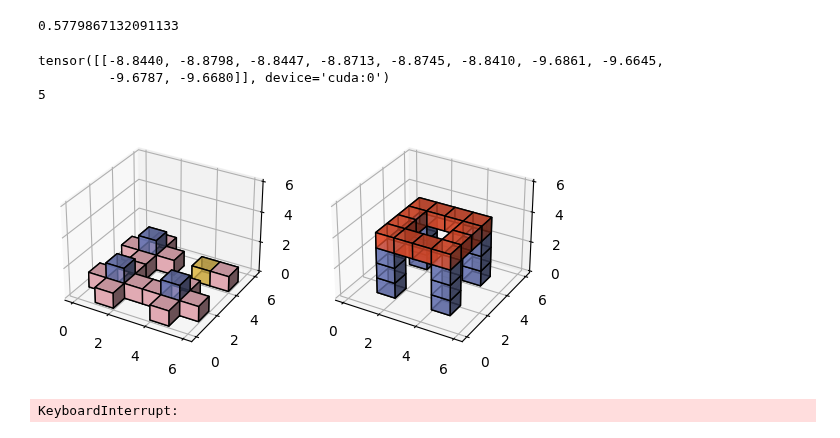
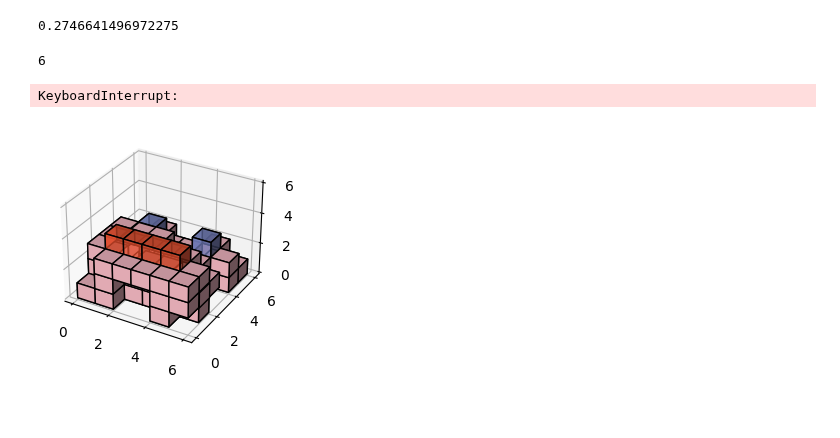
Before and after one commit to nguyen-thanh05/Deep-Reinforcement-Learning-agent-for-Construction-Project-Execution, a Jupyter notebook: benchmarks/RUN_TRAINED_AGENT.ipynb, the cells around one changed output. Drawn from its saved outputs; the diff is of its cells as text; code cells hidden in the pictures.

```diff
--- a/benchmarks/RUN_TRAINED_AGENT.ipynb
+++ b/benchmarks/RUN_TRAINED_AGENT.ipynb
@@ -1,3 +1,5 @@
+# %%
+CHECKPOINT_NUMBER = 2400
 # %%
 import matplotlib
 import torch
@@ -35,10 +37,10 @@ BETA_END = 1
 BETA_LINEAR_CAP = 5500 * 1500
 N_STEP = 1
 
-steps_done = 1000 * 3000
+steps_done = 3000 * CHECKPOINT_NUMBER
 print(0.01 + (0.99 - 0.01) * math.exp(-1. * steps_done / EPS_DECAY))
 # %% [output]
-0.5779867132091133
+0.2746641496972275
 # %%
 class DoubleDueling_DQN(nn.Module):
     def __init__(self, input_dim, action_dim):
@@ -81,7 +83,7 @@ env.reset()
 
 policy_net = DoubleDueling_DQN(6, n_actions).to(device)
 # %%
-policy_net = torch.load("checkpoint1000_policy.pt")
+policy_net = torch.load("checkpoint" + str(CHECKPOINT_NUMBER) + "_policy.pt")
 # %%
 def select_action(state, h, c, greedy=False):
     #global steps_done
@@ -108,33 +110,32 @@ def select_action(state, h, c, greedy=False):
 # %%
 import time
 #state, info = env.reset()
+env.reset()
 state = env.get_obs()
 state = torch.tensor(state, dtype=torch.float32, device=device).unsqueeze(0)
 h = torch.zeros(1, 1024, dtype=torch.float32, device=device)
 c = torch.zeros(1, 1024, dtype=torch.float32, device=device)
 
 for t in count():
 
-    action, h, c = select_action(state, h, c, True)
+    action, h, c = select_action(state, h, c, False)
     observation, reward, terminated, truncated, _ = env.step((action.item(), 0))
     print(action.item())
-    reward = torch.tensor([reward], device=device)
+    #reward = torch.tensor([reward], device=device)
     done = terminated or truncated
 
     if terminated:
         next_state = None
     else:
         next_state = torch.tensor(observation, dtype=torch.float32, device=device).unsqueeze(0)
 
     state = next_state
     if terminated or truncated:
         break
     env.unwrapped.render()
-    time.sleep(0.5)
+    time.sleep(0.15)
     display.clear_output(wait=True)
 # %% [output]
-tensor([[-8.8440, -8.8798, -8.8447, -8.8713, -8.8745, -8.8410, -9.6861, -9.6645,
-         -9.6787, -9.6680]], device='cuda:0')
-5
+6
+KeyboardInterrupt:
-[figure, old version]
+[figure, new version]
-KeyboardInterrupt:
```
Also changed, not shown: parts of 1 cell of this notebook.
